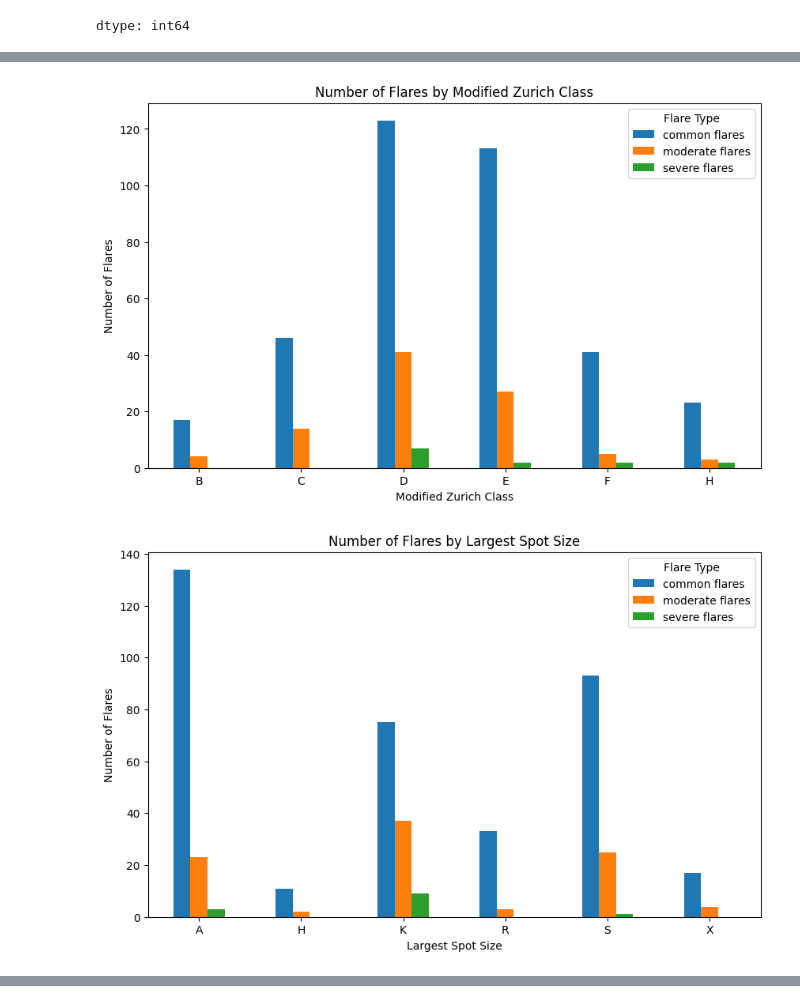
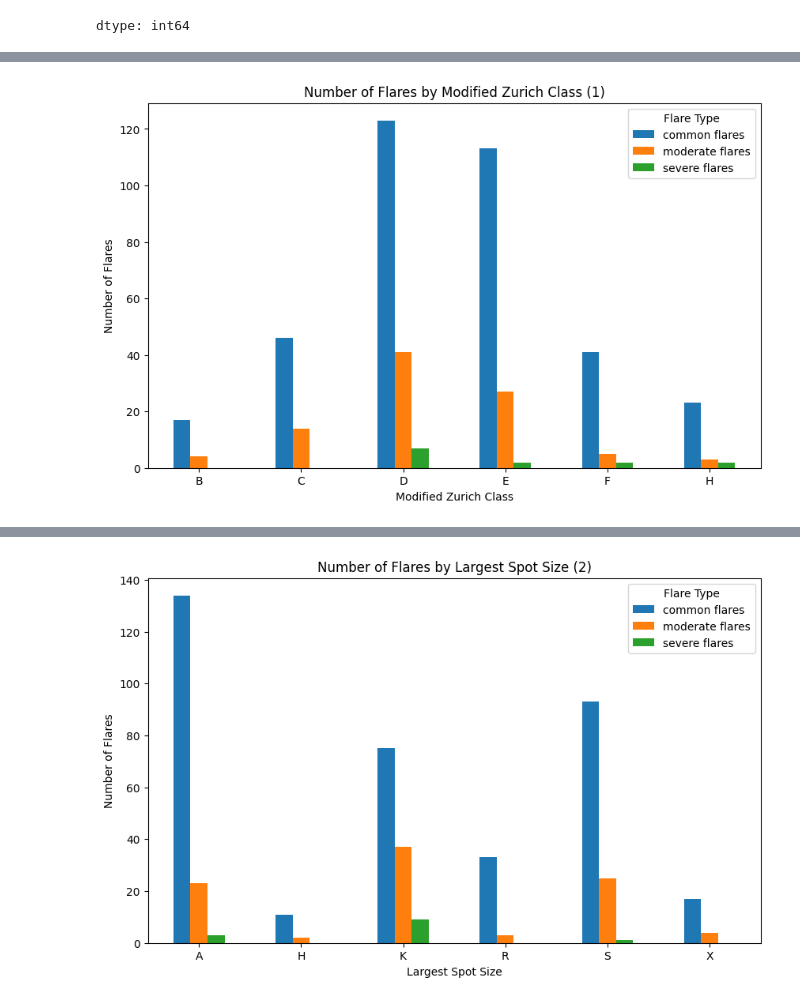
Before and after one commit to electro10000/Astrology-Dataset, a Jupyter notebook: Solar_Flare_Research_Project.ipynb, the cells around one changed output, grey strips where cells are left out. Drawn from its saved outputs; the diff is of its cells as text; code cells hidden in the pictures.

```diff
--- a/Solar_Flare_Research_Project.ipynb
+++ b/Solar_Flare_Research_Project.ipynb
@@ -185,45 +190,16 @@ X_encoded.head()
 # %%
-# new dataframe combining target variables with the others
-df_flare_xencoded = pd.concat([X_encoded, y], axis=1)
-
-# just grouping all of these so it's easier to handle
+# grouping so it's easier to handle
 zurich_classes = ['zurich_class_B', 'zurich_class_C', 'zurich_class_D', 'zurich_class_E', 'zurich_class_F', 'zurich_class_H']
-largest_spot_sizes = ['largest_spot_size_X', 'largest_spot_size_R', 'largest_spot_size_S', 'largest_spot_size_A', 'largest_spot_size_H', 'largest_spot_size_K']
-spot_distributions = ['spot_distribution_X', 'spot_distribution_O', 'spot_distribution_I', 'spot_distribution_C']
-
 df_flare_xencoded['zurich_class'] = df_flare_xencoded[zurich_classes].idxmax(axis=1).str.replace('zurich_class_', '')
-df_flare_xencoded['largest_spot_size'] = df_flare_xencoded[largest_spot_sizes].idxmax(axis=1).str.replace('largest_spot_size_', '')
-df_flare_xencoded['spot_distribution'] = df_flare_xencoded[spot_distributions].idxmax(axis=1).str.replace('spot_distribution_', '')
-
-# Group by original zurich class and calculate the sum of all the flare types
 flare_counts_by_zurich_class = df_flare_xencoded.groupby('zurich_class')[['common flares', 'moderate flares', 'severe flares']].sum()
-flare_counts_by_largest_spot_size = df_flare_xencoded.groupby('largest_spot_size')[['common flares', 'moderate flares', 'severe flares']].sum()
-flare_counts_by_spot_distribution = df_flare_xencoded.groupby('spot_distribution')[['common flares', 'moderate flares', 'severe flares']].sum()
 
 # Plotting (I plotted this differently than what we learned to do since I had the x and y values in the same dataframe)
 flare_counts_by_zurich_class.plot(kind='bar', figsize=(10, 6))
-plt.title('Number of Flares by Modified Zurich Class')
+plt.title('Number of Flares by Modified Zurich Class (1)')
 plt.xlabel('Modified Zurich Class')
 plt.ylabel('Number of Flares')
 plt.xticks(rotation=0)
 plt.legend(title='Flare Type')
 plt.show()
-
-flare_counts_by_largest_spot_size.plot(kind='bar', figsize=(10, 6))
-plt.title('Number of Flares by Largest Spot Size')
-plt.xlabel('Largest Spot Size')
-plt.ylabel('Number of Flares')
-plt.xticks(rotation=0)
-plt.legend(title='Flare Type')
-plt.show()
-
-flare_counts_by_spot_distribution.plot(kind='bar', figsize=(10, 6))
-plt.title('Number of Flares by Spot Distribution')
-plt.xlabel('Spot Distribution')
-plt.ylabel('Number of Flares')
-plt.xticks(rotation=0)
-plt.legend(title='Flare Type')
-plt.show()
 # %% [output]
-[figure, old version]
+[figure, new version]
-[figure, removed]
@@ -230,0 +206,14 @@ plt.show()
+# %%
+largest_spot_sizes = ['largest_spot_size_X', 'largest_spot_size_R', 'largest_spot_size_S', 'largest_spot_size_A', 'largest_spot_size_H', 'largest_spot_size_K']
+df_flare_xencoded['largest_spot_size'] = df_flare_xencoded[largest_spot_sizes].idxmax(axis=1).str.replace('largest_spot_size_', '')
+flare_counts_by_largest_spot_size = df_flare_xencoded.groupby('largest_spot_size')[['common flares', 'moderate flares', 'severe flares']].sum()
+
+flare_counts_by_largest_spot_size.plot(kind='bar', figsize=(10, 6))
+plt.title('Number of Flares by Largest Spot Size (2)')
+plt.xlabel('Largest Spot Size')
+plt.ylabel('Number of Flares')
+plt.xticks(rotation=0)
+plt.legend(title='Flare Type')
+plt.show()
+# %% [output]
+[figure, added]
```
Also changed, not shown: parts of 19 cells of this notebook.
